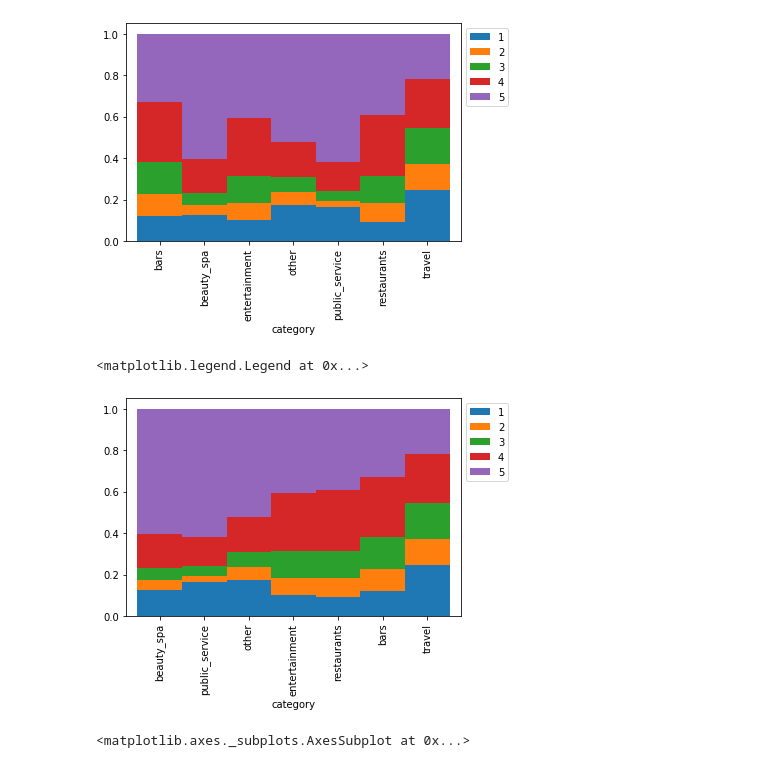
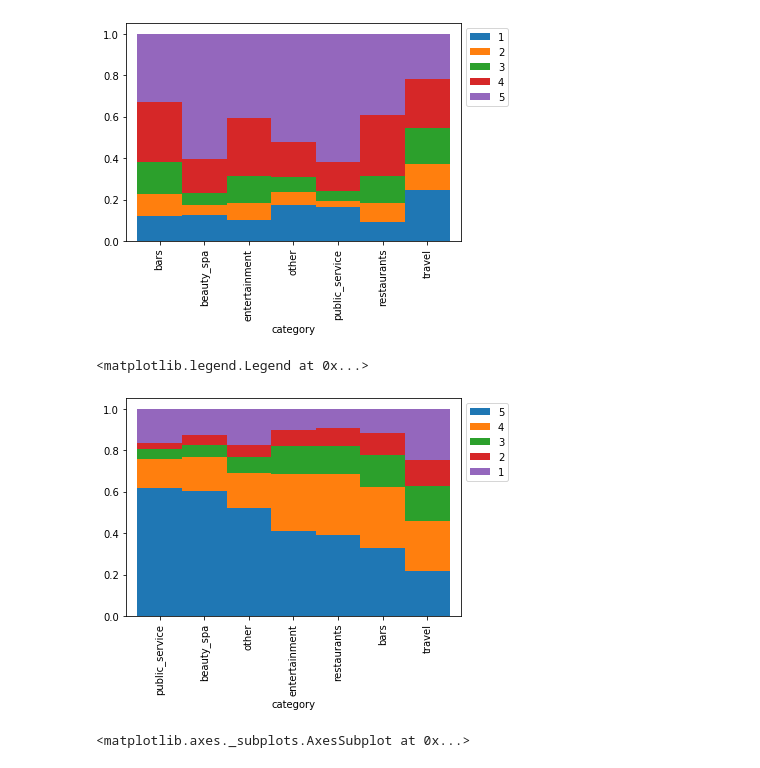
Before and after one commit to pe44enka/Yelp, a Jupyter notebook: DA_Project.ipynb, the cells around one changed output. Cells and saved outputs as stored; diff of their text form; code cells hidden in the pictures.

```diff
--- a/DA_Project.ipynb
+++ b/DA_Project.ipynb
@@ -1705,16 +1754,17 @@ category = ['restaurants','bars','other','entertainment', 'travel', 'beauty_spa'
 <matplotlib.legend.Legend at 0x...>
 [figure]
 # %%
-category = ['beauty_spa','public_service', 'other', 'entertainment', 'restaurants', 'bars', 'travel']
+category = ['public_service', 'beauty_spa', 'other', 'entertainment', 'restaurants', 'bars', 'travel']
+stars = [5,4,3,2,1]
 (rdf
  .pipe(lambda df_: pd.crosstab(df_.category, df_.stars))
  .pipe(lambda df_: df_.div(df_.sum(axis=1), axis=0))
- .loc[category]
+ .loc[category, stars]
  .plot.bar(stacked=True, width =1)
  .legend(bbox_to_anchor=(1,1)))
 # %% [output]
 <matplotlib.legend.Legend at 0x...>
-[figure, old version]
+[figure, new version]
 # %%
 sns.boxplot(x='category', y='stars', data = rdf)
 # %% [output]
```
Also changed, not shown: parts of 11 cells of this notebook.
